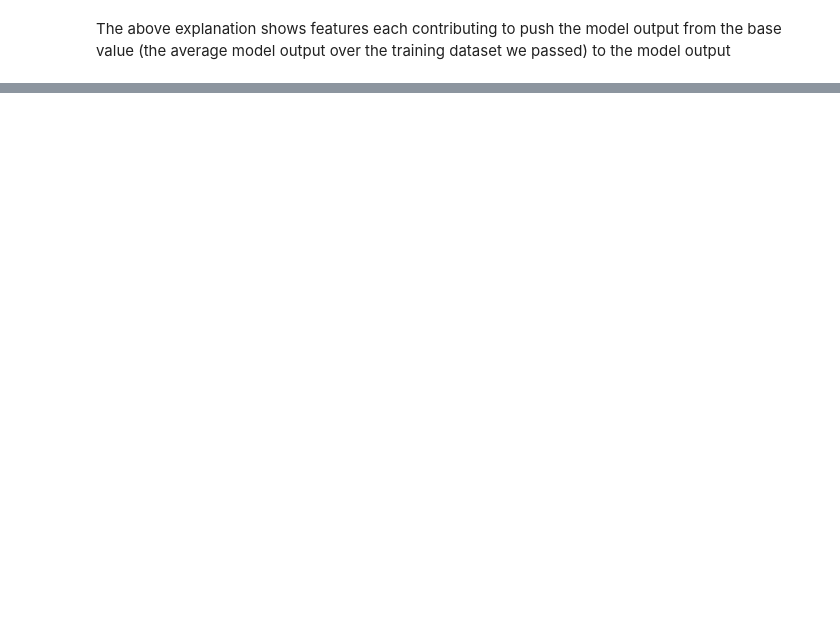
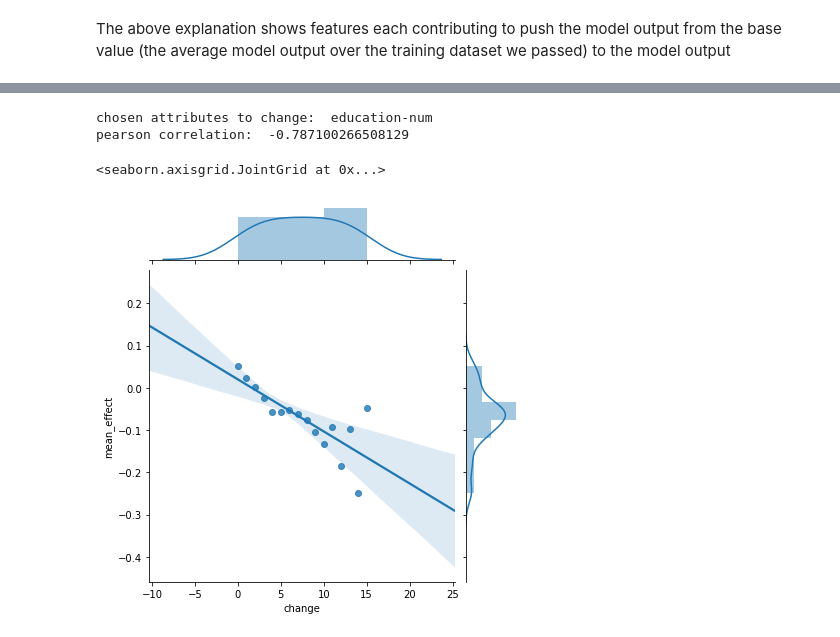
Before and after one commit to XiaoqiMa/Master-Thesis, a Jupyter notebook: Code/Jupyter-notebooks/age_permutation.ipynb, the cells around one changed output, grey strips where cells are left out. Cells and saved outputs as stored; diff of their text form; code cells hidden in the pictures; blank space fills up the shorter version.

```diff
--- a/Code/Jupyter-notebooks/age_permutation.ipynb
+++ b/Code/Jupyter-notebooks/age_permutation.ipynb
@@ -92,0 +214,9 @@ data_shuffle = data_shuffle.sort_values('age_change', ascending=False)
+# %%
+# check_corr(shuffle_attr(data, 'education-num', target))
+edu_increase = shuffle_attr(data, 'education-num', target)
+check_corr(edu_increase)
+# %% [output]
+chosen attributes to change:  education-num
+pearson correlation:  -0.787100266508129
+<seaborn.axisgrid.JointGrid at 0x...>
+[figure, added]
```
Also changed, not shown: parts of 19 cells of this notebook, 3 other files.
